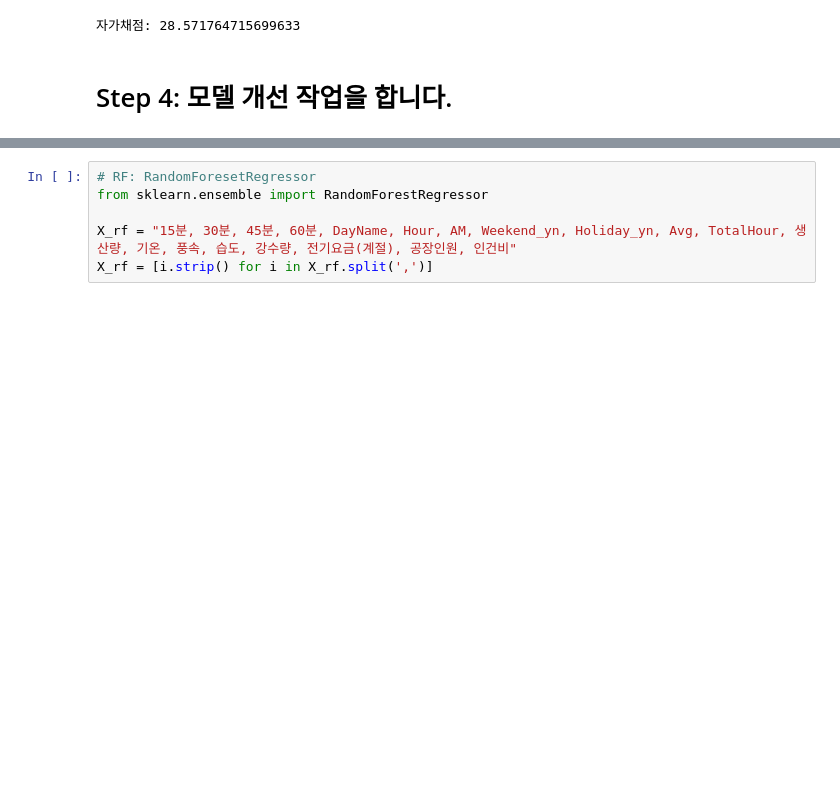
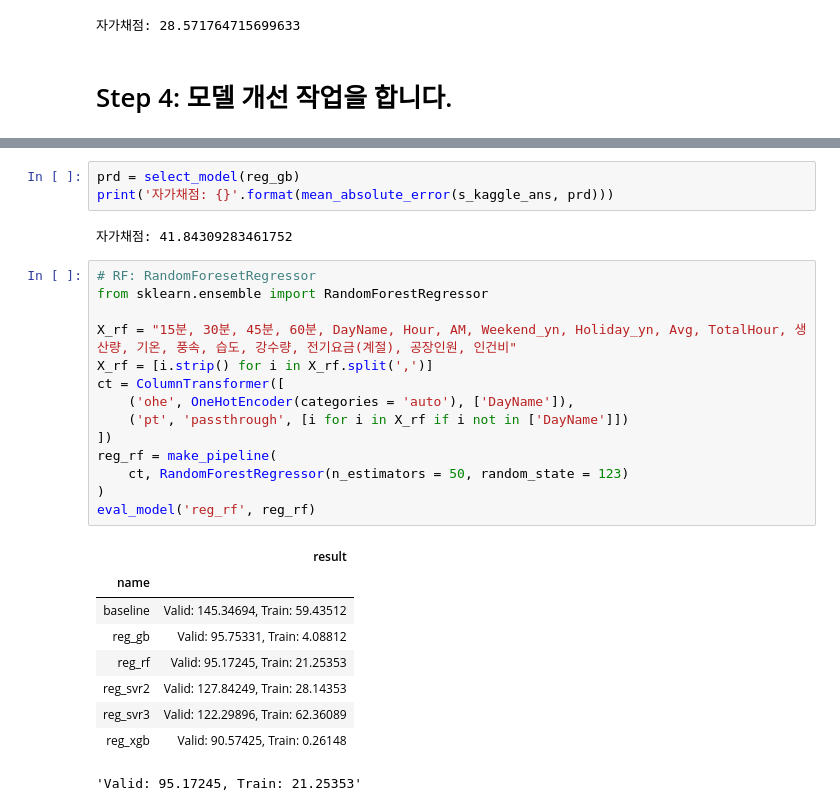
Before and after one commit to sunkusun9/DS_lv3_2507_1, a Jupyter notebook: sec_ds_lv3_prob3_kaggle.ipynb, the cells around one changed output, grey strips where cells are left out. Saved outputs shown, nothing was run; the diff lists cells and outputs as text; blank space fills up the shorter version.

Commit message:
Day1 Kaggle 문제 풀이 올립니다.

```diff
--- a/sec_ds_lv3_prob3_kaggle.ipynb
+++ b/sec_ds_lv3_prob3_kaggle.ipynb
@@ -355,9 +447,32 @@ X_gb = [i.strip() for i in X_gb.split(',')]
+# %%
+prd = select_model(reg_gb)
+print('자가채점: {}'.format(mean_absolute_error(s_kaggle_ans, prd)))
+# %% [output]
+자가채점: 41.84309283461752
 # %%
 # RF: RandomForesetRegressor
 from sklearn.ensemble import RandomForestRegressor
 
 X_rf = "15분, 30분, 45분, 60분, DayName, Hour, AM, Weekend_yn, Holiday_yn, Avg, TotalHour, 생산량, 기온, 풍속, 습도, 강수량, 전기요금(계절), 공장인원, 인건비"
 X_rf = [i.strip() for i in X_rf.split(',')]
+ct = ColumnTransformer([
+    ('ohe', OneHotEncoder(categories = 'auto'), ['DayName']),
+    ('pt', 'passthrough', [i for i in X_rf if i not in ['DayName']])
+])
+reg_rf = make_pipeline(
+    ct, RandomForestRegressor(n_estimators = 50, random_state = 123)
+)
+eval_model('reg_rf', reg_rf)
+# %% [output]
+|  | result |
+| name |  |
+| baseline | Valid: 145.34694, Train: 59.43512 |
+| reg_gb | Valid: 95.75331, Train: 4.08812 |
+| reg_rf | Valid: 95.17245, Train: 21.25353 |
+| reg_svr2 | Valid: 127.84249, Train: 28.14353 |
+| reg_svr3 | Valid: 122.29896, Train: 62.36089 |
+| reg_xgb | Valid: 90.57425, Train: 0.26148 |
+'Valid: 95.17245, Train: 21.25353'
 # %%
 # Voting은 List를 구성을해서 VotingRegressor를 통해 구할수 있습니다.
 # list의 요소는  (이름, 모델 인스턴스) 두 개의 튜플로 구성합니다.
```
Also changed, not shown: parts of 14 cells of this notebook.
